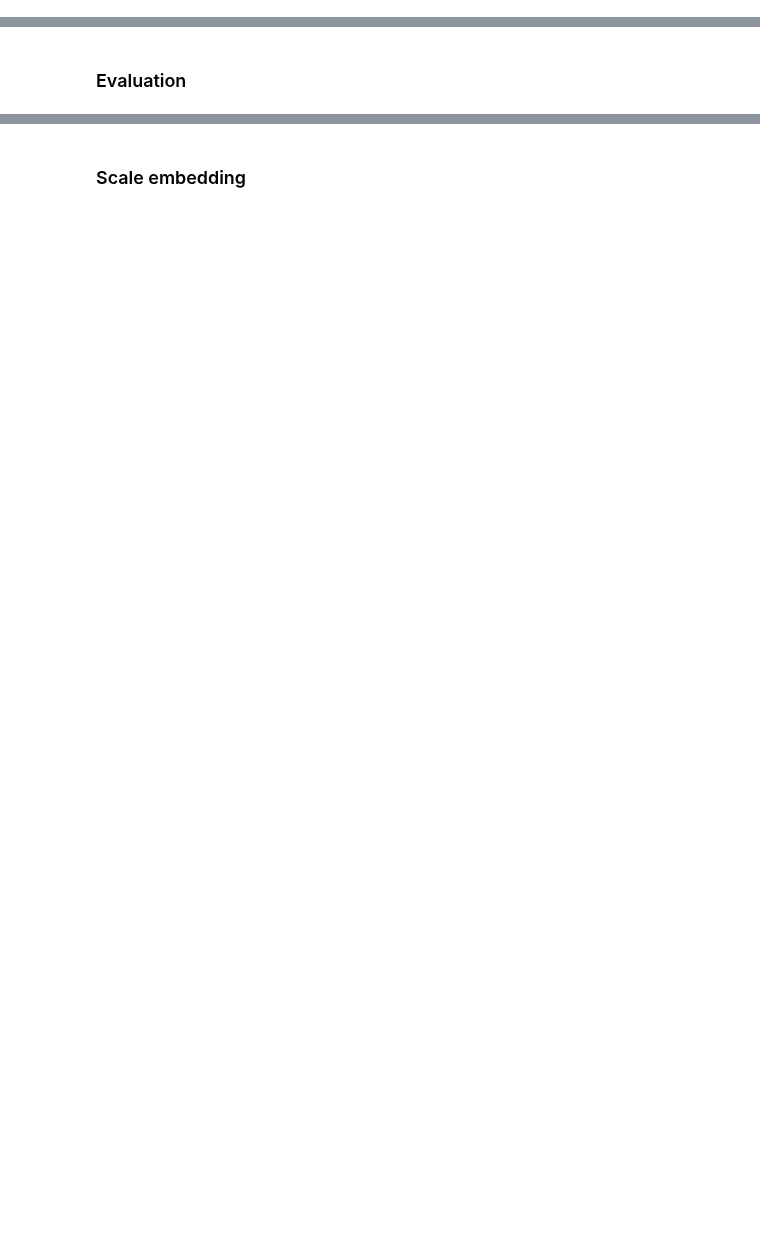
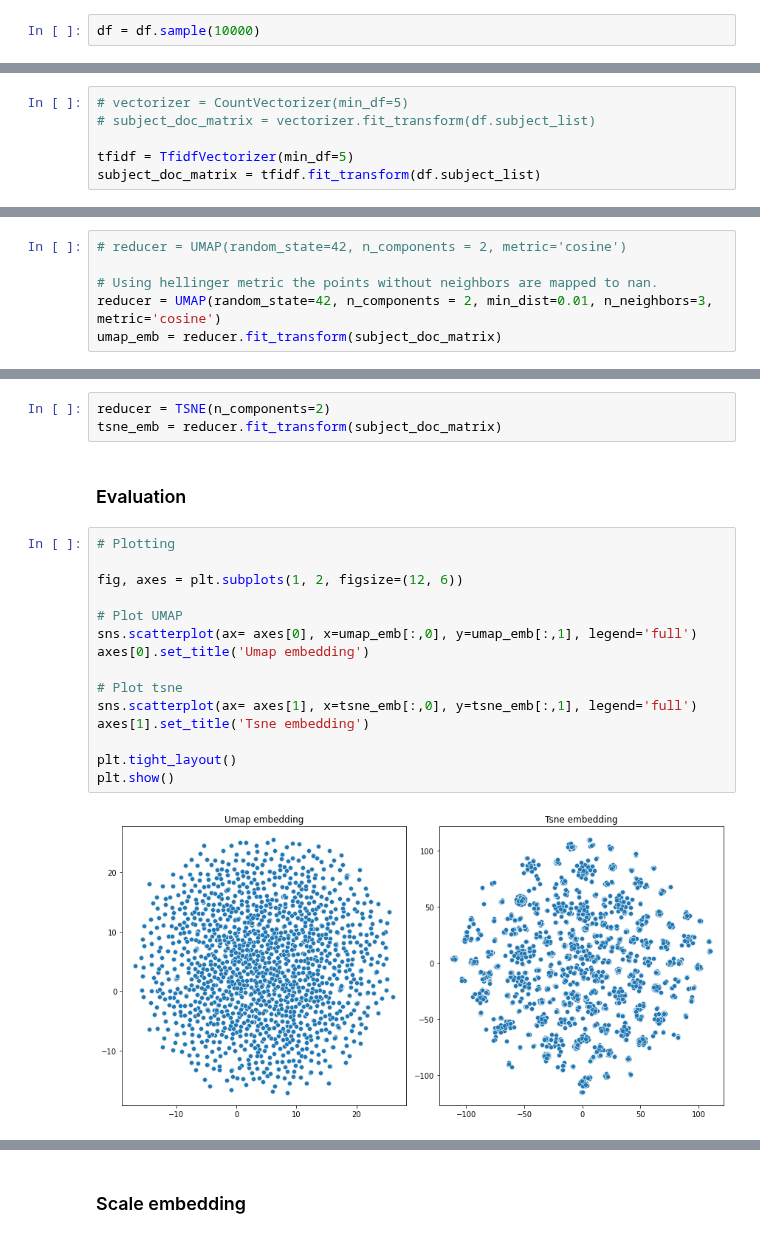
Before and after one commit to hanaCasey/BHVizData, a Jupyter notebook: embeddings.ipynb, the cells around one changed output, grey strips where cells are left out. Drawn from its saved outputs; the diff is of its cells as text; blank space fills up the shorter version.

```diff
--- a/embeddings.ipynb
+++ b/embeddings.ipynb
@@ -25 +45,3 @@ FileNotFoundError: [Errno 2] No such file or directory: 'data/csv/sample_data.cs
+# %%
+df = df.sample(10000)
 # %% [markdown]
@@ -27,3 +49,9 @@ FileNotFoundError: [Errno 2] No such file or directory: 'data/csv/sample_data.cs
+# %%
+# vectorizer = CountVectorizer(min_df=5)
+# subject_doc_matrix = vectorizer.fit_transform(df.subject_list)
+
+tfidf = TfidfVectorizer(min_df=5)
+subject_doc_matrix = tfidf.fit_transform(df.subject_list)
 # %% [markdown]
 # Dimensionality Reduction
 # %% [markdown]
@@ -35,0 +59,6 @@ from pointgrid import align_points_to_grid
+# %%
+# reducer = UMAP(random_state=42, n_components = 2, metric='cosine')
+
+# Using hellinger metric the points without neighbors are mapped to nan.
+reducer = UMAP(random_state=42, n_components = 2, min_dist=0.01, n_neighbors=3, metric='cosine')
+umap_emb = reducer.fit_transform(subject_doc_matrix)
@@ -36,4 +86,24 @@ from pointgrid import align_points_to_grid
 # %% [markdown]
 ### t-SNE
+# %%
+reducer = TSNE(n_components=2)
+tsne_emb = reducer.fit_transform(subject_doc_matrix)
 # %% [markdown]
 ### Evaluation
+# %%
+# Plotting
+
+fig, axes = plt.subplots(1, 2, figsize=(12, 6))
+
+# Plot UMAP
+sns.scatterplot(ax= axes[0], x=umap_emb[:,0], y=umap_emb[:,1], legend='full')
+axes[0].set_title('Umap embedding')
+
+# Plot tsne
+sns.scatterplot(ax= axes[1], x=tsne_emb[:,0], y=tsne_emb[:,1], legend='full')
+axes[1].set_title('Tsne embedding')
+
+plt.tight_layout()
+plt.show()
+# %% [output]
+[figure, added]
```
Also changed, not shown: parts of 12 cells of this notebook, 2 other files.
